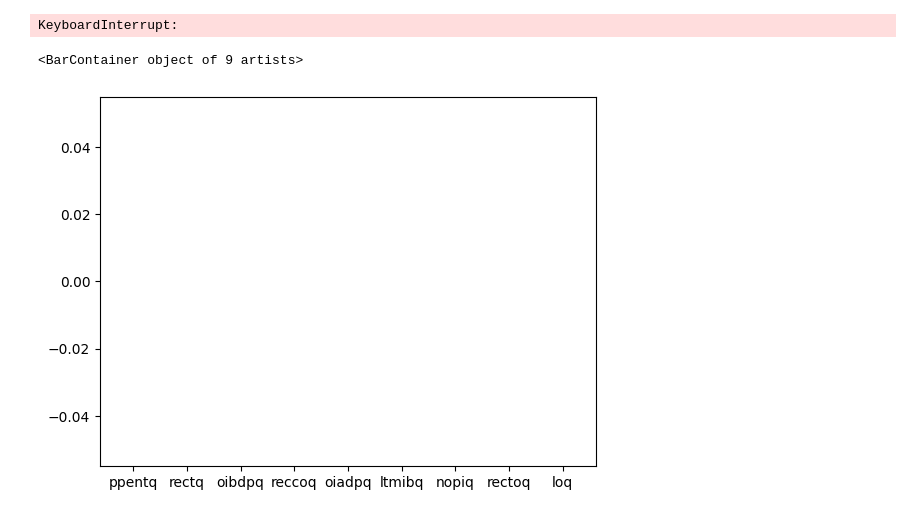
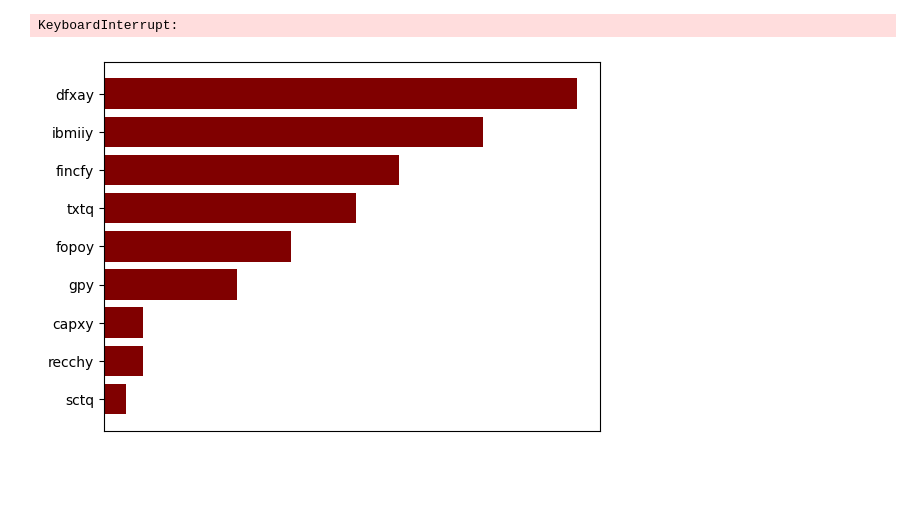
Before and after one commit to rrobberobin/MLStockForecasting, a Jupyter notebook: RobinThesisTensorflow.ipynb, the cells around one changed output. Saved outputs shown, nothing was run; the diff lists cells and outputs as text; code cells hidden in the pictures; blank space fills up the shorter version.

Commit message:
Variable Importance Figure created

```diff
--- a/RobinThesisTensorflow.ipynb
+++ b/RobinThesisTensorflow.ipynb
@@ -511,16 +511,20 @@ VarImpResults = pd.DataFrame(VarImpArray, columns = X.columns)
 VarImpMean = VarImpResults.mean(axis=0)
 # %%
 VarImpMean = VarImpResults.mean(axis=0)
-VarImpMean = VarImpMean.sort_values()
-#VarImpMean = VarImpMean/(VarImpMean.mean())
-VarImpMean = VarImpMean[1:10]
+VarImpMeanSorted = VarImpMean.sort_values(ascending=False)
+VarImpMeanBest = VarImpMeanSorted[1:20]
+#VarImpMeanScaled = VarImpMeanBest - VarImpMeanBest.mean()
+
+
 
 
 import matplotlib.pyplot as plt
-plt.bar(VarImpMean.index, VarImpMean, bottom=VarImpMean.min(), color ='maroon', width = 0.4)#, width, bottom, align)
+#plt.bar(VarImpMeanScaled.index, VarImpMeanScaled, log=True, color ='maroon', width = 0.4)#, width, bottom=VarImpMean.min(), align)
+plt.barh(VarImpMeanBest.index, VarImpMeanBest, log=True, color ='maroon')#, height = 0.4)#, width, bottom=VarImpMean.min(), align)
+plt.gca().invert_yaxis()  # labels read top-to-bottom
+# plt.show()
 # %% [output]
-<BarContainer object of 9 artists>
-[figure, old version]
+[figure, new version]
 # %%
 #ynew = model.predict_classes(Xnew)
 # %%
```
